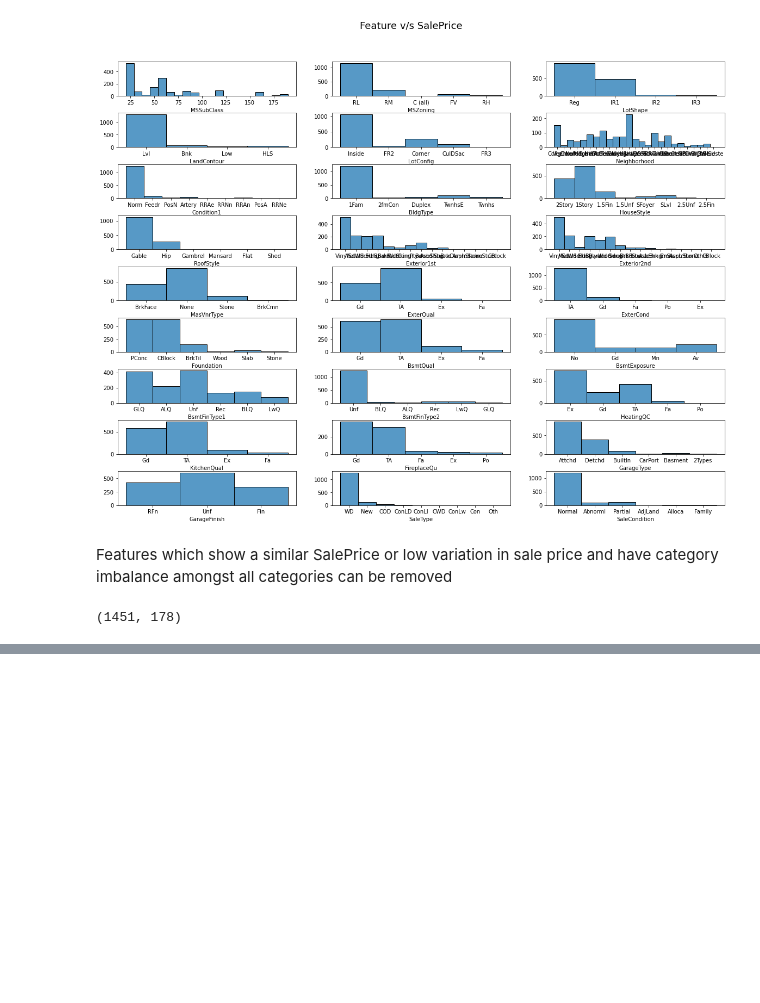
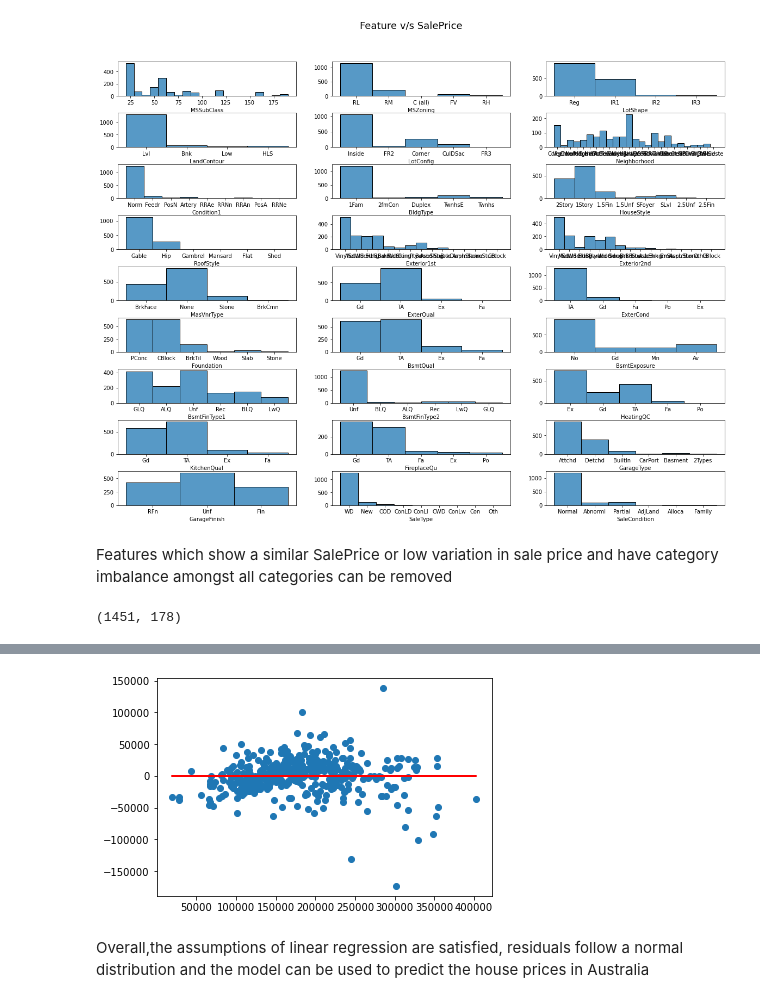
Before and after one commit to karthickchetti/HousingPricePrediction, a Jupyter notebook: Advanced_Regression.ipynb, the cells around one changed output, grey strips where cells are left out. Drawn from its saved outputs; the diff is of its cells as text; code cells hidden in the pictures; blank space fills up the shorter version.

```diff
--- a/Advanced_Regression.ipynb
+++ b/Advanced_Regression.ipynb
@@ -312,0 +542,7 @@ X_train_rfe.head()
+# %%
+#Y Pred v.s Residuals
+plt.scatter(y_pred_test,res)
+plt.plot(y_pred_test,[0]*len(y_pred_test),color='red')
+plt.show()
+# %% [output]
+[figure, added]
@@ -312,0 +551,2 @@ X_train_rfe.head()
+# %% [markdown]
+Overall,the assumptions of linear regression are satisfied, residuals follow a normal distribution and the model can be used to predict the house prices in Australia
```
Also changed, not shown: parts of 29 cells of this notebook.
